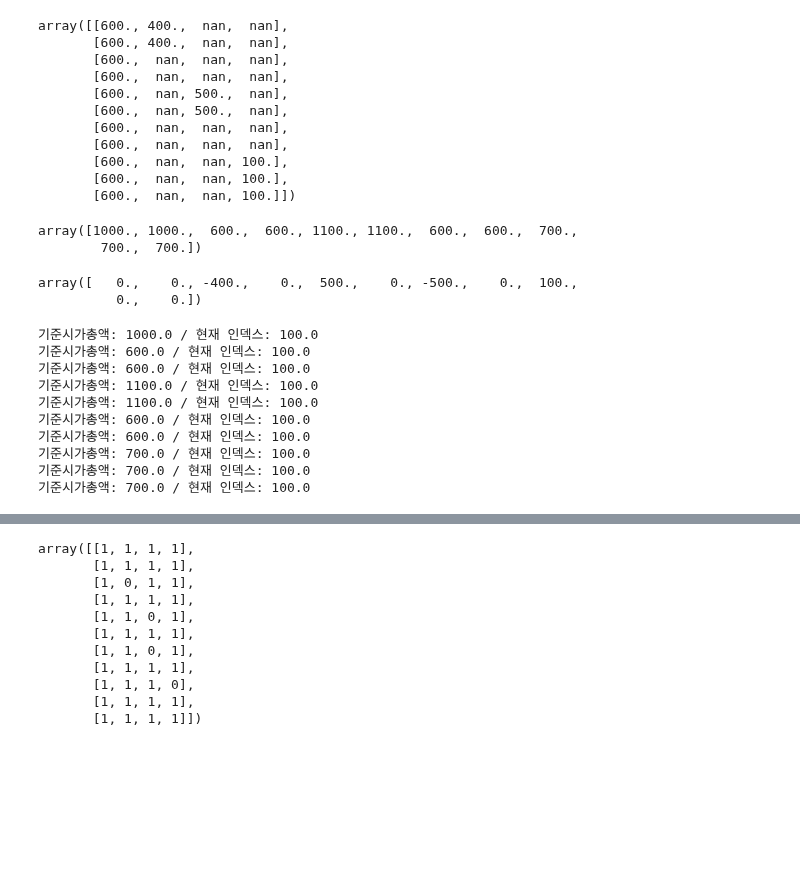
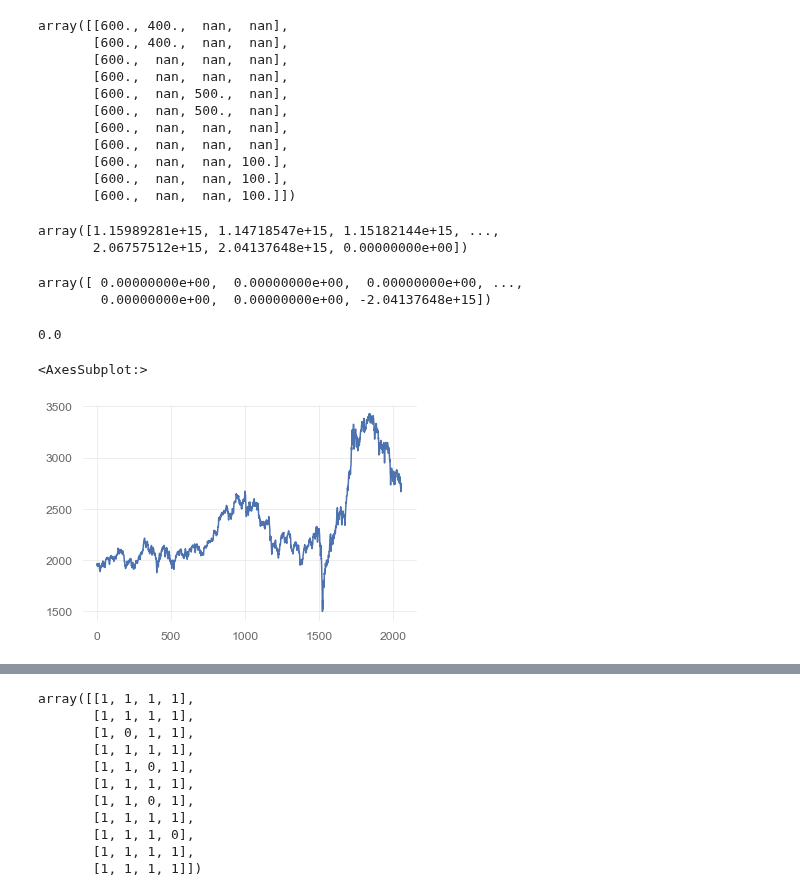
Before and after one commit to jaepil-choi/korquanttools, a Jupyter notebook: notebooks/financedashboard.ipynb, the cells around one changed output, grey strips where cells are left out. Saved outputs shown, nothing was run; the diff lists cells and outputs as text; code cells hidden in the pictures; blank space fills up the shorter version.

Commit message:
[FEAT] : Apply KOSPI rebalance adjustment method to actual KOSPI data
The final plot shows that the two data are indeed identical.
The index has successfully been created from the raw data.

```diff
--- a/notebooks/financedashboard.ipynb
+++ b/notebooks/financedashboard.ipynb
@@ -490,3 +490,6 @@ array([[False, False,  True,  True],
        [False,  True,  True, False],
        [False,  True,  True, False],
        [False,  True,  True, False]])
+# %%
+existance_arr = np.isnan(kospi_marketcap_2d)
+existance_arr
@@ -514,12 +521,12 @@ array([[ 0,  0,  0,  0],
 # %%
-adj_marketcap_2d = np.zeros_like(sample_kospi_marketcap_2d)
+adj_marketcap_2d = np.zeros_like(kospi_marketcap_2d)
 adj_marketcap_2d[0] = np.nan
 
 for di in range(1, len(universe_diffs)):
     rebalance_row = universe_diffs[di]
 
-    adj_marketcap_2d[di] = np.where(rebalance_row == 1, sample_kospi_marketcap_2d[di], # nested np.where if/elif/else
-                            np.where(rebalance_row == -1, -sample_kospi_marketcap_2d[di-1], np.nan))
+    adj_marketcap_2d[di] = np.where(rebalance_row == 1, kospi_marketcap_2d[di], # nested np.where if/elif/else
+                            np.where(rebalance_row == -1, -kospi_marketcap_2d[di-1], np.nan))
 
 adj_marketcap_2d
 # %% [output]
@@ -555,19 +564,26 @@ array([[600., 400.,  nan,  nan],
        [600.,  nan,  nan, 100.],
        [600.,  nan,  nan, 100.]])
 # %%
-marcap_sums = np.nansum(sample_kospi_marketcap_2d, axis=1)
+marcap_sums = np.nansum(kospi_marketcap_2d, axis=1)
 marcap_sums
 # %% [output]
-array([1000., 1000.,  600.,  600., 1100., 1100.,  600.,  600.,  700.,
-        700.,  700.])
+array([1.15989281e+15, 1.14718547e+15, 1.15182144e+15, ...,
+       2.06757512e+15, 2.04137648e+15, 0.00000000e+00])
 # %%
 adj_sums
 # %% [output]
-array([   0.,    0., -400.,    0.,  500.,    0., -500.,    0.,  100.,
-          0.,    0.])
+array([ 0.00000000e+00,  0.00000000e+00,  0.00000000e+00, ...,
+        0.00000000e+00,  0.00000000e+00, -2.04137648e+15])
+# %%
+kospi_marketcap_df.sum(axis=1)[-1]
+# %% [output]
+0.0
 # %%
-index = 100
-std_marcap_latest = 1000
+created_std_marcaps = []
+created_kospi_values = []
+
+index = 1967.19
+std_marcap_latest = kospi_marketcap_df.sum(axis=1)[0]
 for di in range(1, len(marcap_sums)):
     marcap = marcap_sums[di]
     marcap_yesterday = marcap_sums[di-1]
@@ -577,15 +593,10 @@ for di in range(1, len(marcap_sums)):
     new_index = index * (marcap_yesterday + diff) / new_std_marcap
     std_marcap_latest = new_std_marcap
 
-    print(f'기준시가총액: {new_std_marcap} / 현재 인덱스: {new_index}')
+    created_std_marcaps.append(new_std_marcap)
+    created_kospi_values.append(new_index)
-# %% [output]
-기준시가총액: 1000.0 / 현재 인덱스: 100.0
-기준시가총액: 600.0 / 현재 인덱스: 100.0
-기준시가총액: 600.0 / 현재 인덱스: 100.0
-기준시가총액: 1100.0 / 현재 인덱스: 100.0
-기준시가총액: 1100.0 / 현재 인덱스: 100.0
-기준시가총액: 600.0 / 현재 인덱스: 100.0
-기준시가총액: 600.0 / 현재 인덱스: 100.0
-기준시가총액: 700.0 / 현재 인덱스: 100.0
-기준시가총액: 700.0 / 현재 인덱스: 100.0
-기준시가총액: 700.0 / 현재 인덱스: 100.0
+# %%
+sns.lineplot(y=np.array(created_kospi_values), x=range(len(created_kospi_values)))
+# %% [output]
+<AxesSubplot:>
+[figure, added]
```
Also changed, not shown: parts of 10 cells of this notebook, 2 other files.
